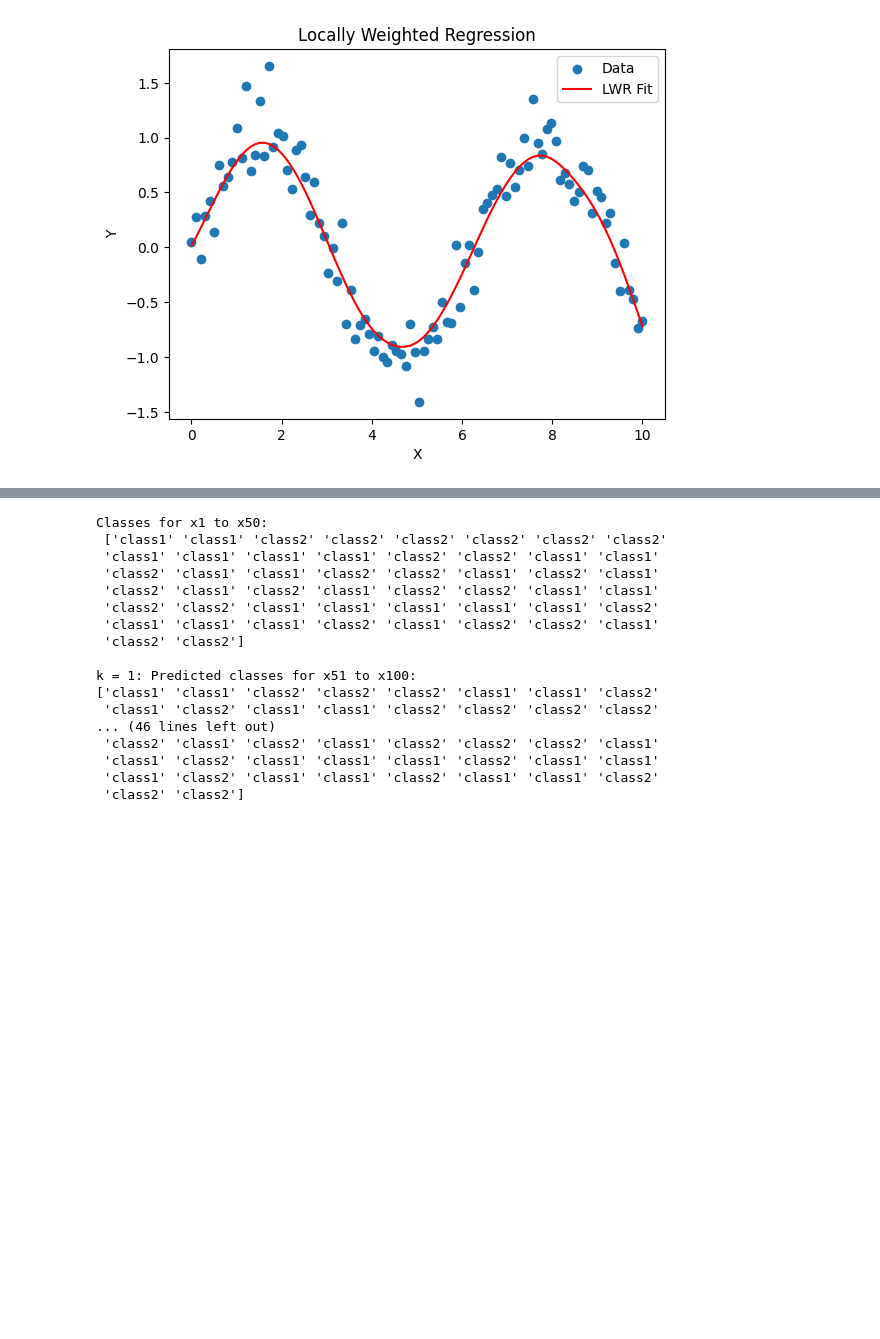
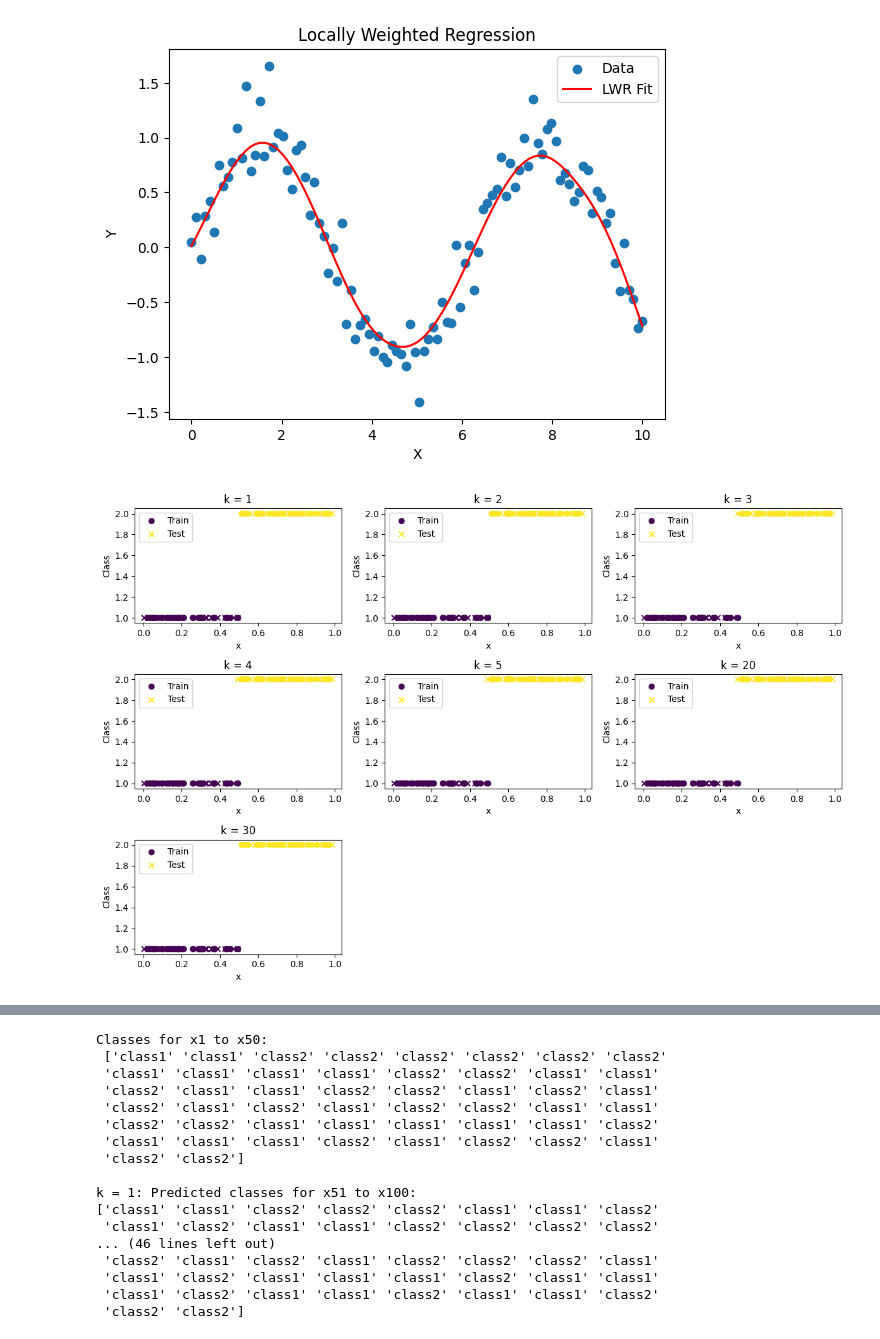
Before and after one commit to yogeeshsm/Labprograms-ML-, a Jupyter notebook: ML_Labprogram(BCM601).ipynb, the cells around one changed output, grey strips where cells are left out. Saved outputs shown, nothing was run; the diff lists cells and outputs as text; code cells hidden in the pictures; blank space fills up the shorter version.

```diff
--- a/ML_Labprogram(BCM601).ipynb
+++ b/ML_Labprogram(BCM601).ipynb
@@ -37,3 +37,43 @@ if __name__ == "__main__":
     local_regression(X, y)
 # %% [output]
 [figure]
+# %%
+import numpy as np
+from sklearn.neighbors import KNeighborsClassifier
+import matplotlib.pyplot as plt
+
+# Step 1: Generate 100 random values in [0, 1]
+np.random.seed(42)
+X = np.random.rand(100, 1)
+
+# Step 2: Label the first 50 points
+y = np.zeros(100, dtype=int)
+for i in range(50):
+    if X[i] <= 0.5:
+        y[i] = 1  # Class 1
+    else:
+        y[i] = 2  # Class 2
+
+# Step 3: Train on first 50, predict on last 50 using various k
+k_values = [1, 2, 3, 4, 5, 20, 30]
+
+# Plot settings
+plt.figure(figsize=(12, 8))
+
+for i, k in enumerate(k_values, 1):
+    knn = KNeighborsClassifier(n_neighbors=k)
+    knn.fit(X[:50], y[:50])
+    y_pred = knn.predict(X[50:])
+
+    plt.subplot(3, 3, i)
+    plt.title(f'k = {k}')
+    plt.scatter(X[:50], y[:50], c=y[:50], marker='o', label='Train')
+    plt.scatter(X[50:], y_pred, c=y_pred, marker='x', label='Test')
+    plt.xlabel('x')
+    plt.ylabel('Class')
+    plt.legend()
+
+plt.tight_layout()
+plt.show()
+# %% [output]
+[figure, added]
```
Also changed, not shown: parts of 1 cell of this notebook.
